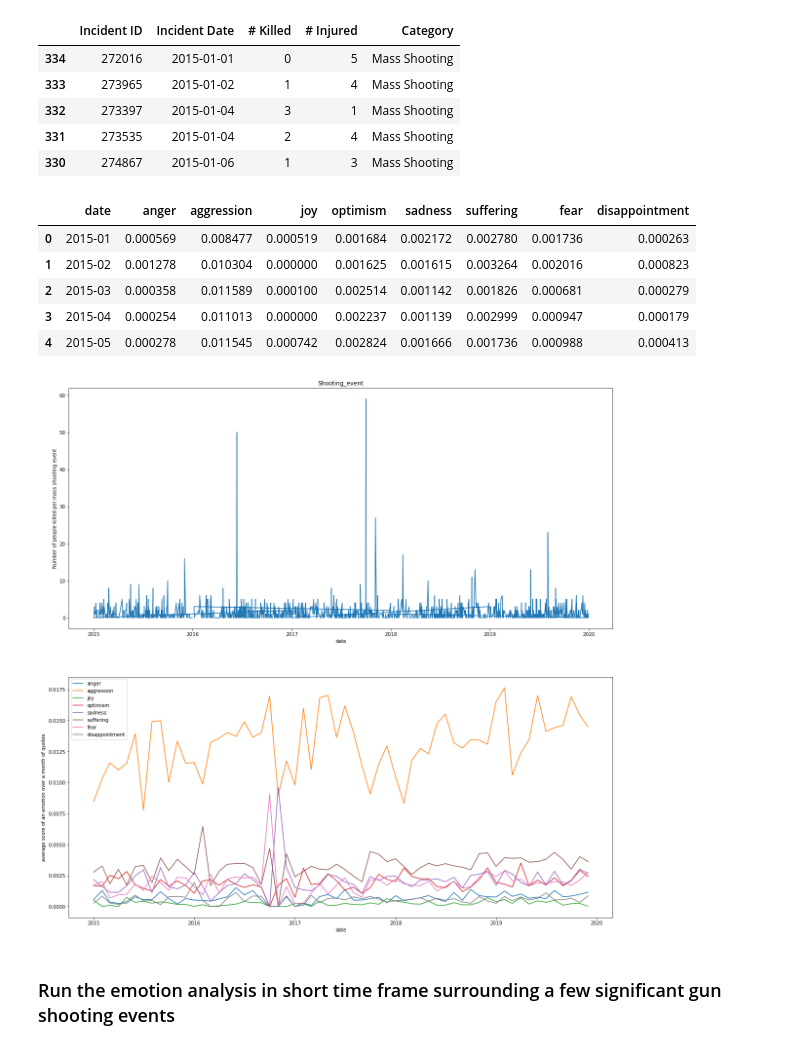
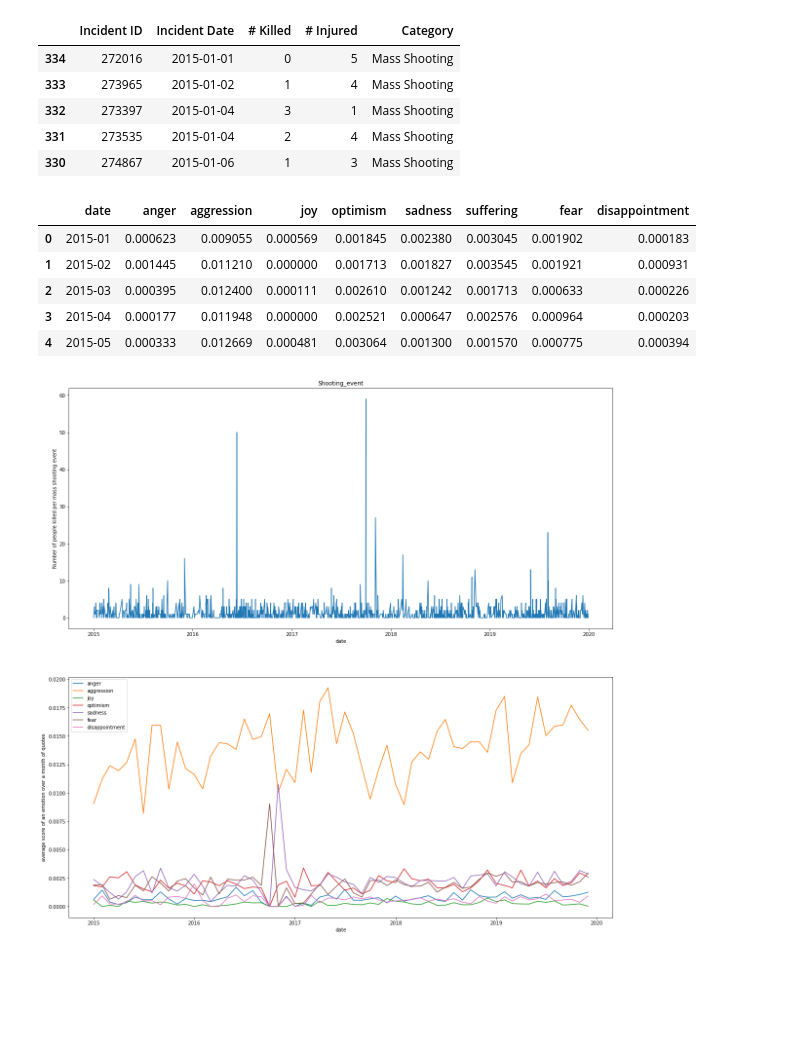
Before and after one commit to epfl-ada/ada-2021-project-lejt, a Jupyter notebook: Emotion extraction.ipynb, the cells around one changed output. Cells and saved outputs as stored; diff of their text form; code cells hidden in the pictures; blank space fills up the shorter version.

```diff
--- a/Emotion extraction.ipynb
+++ b/Emotion extraction.ipynb
@@ -7,7 +7,7 @@ import datetime
 lexicon = Empath()
 
 # Loading the processed DataFrame into notebook
-final_df = pd.read_pickle("/Users/Justin/Desktop/ADA_project/final_dataset/quotes_no_firearmo_no_unkown_speakers_with_sent_scores.pkl", compression='infer')
+final_df = pd.read_pickle("/Users/Justin/Desktop/ADA_project/final_dataset/quotes_bert_tok.pkl", compression='infer')
 
 # Remove hour from date timestamp:
 final_df['date'] = final_df.date.dt.date
@@ -16,5 +16,7 @@ final_df['date'] = final_df.date.dt.date
 final_df['month_year'] = pd.to_datetime(final_df.date, format='%Y-%m-%d') # format the datetime
 final_df['month_year'] = final_df['month_year'].dt.strftime('%Y-%m') # extract only year and month
 
+# Ensure df is in increasing date order
+final_df = final_df.sort_values('date', ascending=True)
 final_df.head()
 # %% [output]
@@ -55,7 +57,8 @@ accidents = accidents[~accidents['Incident Date'].str.contains("2020")]
 accidents['Category']='Accident'
 accidents['Incident Date'] = pd.to_datetime(accidents['Incident Date'])
 
-mass_shootings.sort_values('Incident Date', ascending=True).head()
+mass_shootings=mass_shootings.sort_values('Incident Date', ascending=True)
+mass_shootings.head()
 # %% [output]
 |  | Incident ID | Incident Date | # Killed | # Injured | Category |
 | 334 | 272016 | 2015-01-01 | 0 | 5 | Mass Shooting |
@@ -130,46 +133,44 @@ data = {'date': date, 'anger': anger, 'aggression': aggression, 'joy': joy, 'opt
          'sadness': sadness, 'suffering': suffering, 'fear': fear, 'disappointment': disappointment}
 daily_emotion_df = pd.DataFrame(data)
 
-#daily_emotion_df.sort_values('date', ascending=True).head()
+daily_emotion_df=daily_emotion_df.sort_values('date', ascending=True)
 daily_emotion_df.head()
 # %% [output]
 |  | date | anger | aggression | joy | optimism | sadness | suffering | fear | disappointment |
-| 0 | 2015-01 | 0.000569 | 0.008477 | 0.000519 | 0.001684 | 0.002172 | 0.002780 | 0.001736 | 0.000263 |
-| 1 | 2015-02 | 0.001278 | 0.010304 | 0.000000 | 0.001625 | 0.001615 | 0.003264 | 0.002016 | 0.000823 |
-| 2 | 2015-03 | 0.000358 | 0.011589 | 0.000100 | 0.002514 | 0.001142 | 0.001826 | 0.000681 | 0.000279 |
-| 3 | 2015-04 | 0.000254 | 0.011013 | 0.000000 | 0.002237 | 0.001139 | 0.002999 | 0.000947 | 0.000179 |
-| 4 | 2015-05 | 0.000278 | 0.011545 | 0.000742 | 0.002824 | 0.001666 | 0.001736 | 0.000988 | 0.000413 |
+| 0 | 2015-01 | 0.000623 | 0.009055 | 0.000569 | 0.001845 | 0.002380 | 0.003045 | 0.001902 | 0.000183 |
+| 1 | 2015-02 | 0.001445 | 0.011210 | 0.000000 | 0.001713 | 0.001827 | 0.003545 | 0.001921 | 0.000931 |
+| 2 | 2015-03 | 0.000395 | 0.012400 | 0.000111 | 0.002610 | 0.001242 | 0.001713 | 0.000633 | 0.000226 |
+| 3 | 2015-04 | 0.000177 | 0.011948 | 0.000000 | 0.002521 | 0.000647 | 0.002576 | 0.000964 | 0.000203 |
+| 4 | 2015-05 | 0.000333 | 0.012669 | 0.000481 | 0.003064 | 0.001300 | 0.001570 | 0.000775 | 0.000394 |
 # %%
 # Set the dates back to date_time in order to graph easily
 daily_emotion_df.date=pd.to_datetime(daily_emotion_df.date)
 
 # Graph result
 fig, ax = plt.subplots(2, 1);
 fig.set_size_inches(20, 20)
 
 ax[0].plot(mass_shootings['Incident Date'], mass_shootings['# Killed']);
 ax[0].set_title('Shooting_event');
 ax[0].set_xlabel("date");
 ax[0].set_ylabel('Number of people killed per mass shooting event');
 
 ax[1].plot(daily_emotion_df.date, daily_emotion_df.anger,label = "anger");
 ax[1].plot(daily_emotion_df.date, daily_emotion_df.aggression,label = "aggression");
 ax[1].plot(daily_emotion_df.date, daily_emotion_df.joy,label = "joy");
 ax[1].plot(daily_emotion_df.date, daily_emotion_df.optimism,label = "optimism");
 ax[1].plot(daily_emotion_df.date, daily_emotion_df.sadness,label = "sadness");
-ax[1].plot(daily_emotion_df.date, daily_emotion_df.suffering,label = "suffering");
+#ax[1].plot(daily_emotion_df.date, daily_emotion_df.suffering,label = "suffering");
 ax[1].plot(daily_emotion_df.date, daily_emotion_df.fear,label = "fear");
 ax[1].plot(daily_emotion_df.date, daily_emotion_df.disappointment,label = "disappointment");
 
 ax[1].set_xlabel("date");
 ax[1].set_ylabel("average score of an emotion over a month of quotes");
 ax[1].legend();
 # %% [output]
-[figure, old version]
+[figure, new version]
 # %%
 # Mainly aggression, followed by suffering.
 # Then we have on par: fear and sadness, and on one occasion late 2016 in high quantity.
 # Also have quite a bit of optimism.
 # Finally we have very little anger, disappointment and joy.
-# %% [markdown]
-### Run the emotion analysis in short time frame surrounding a few significant gun shooting events
```
Also changed, not shown: parts of 17 cells of this notebook.
